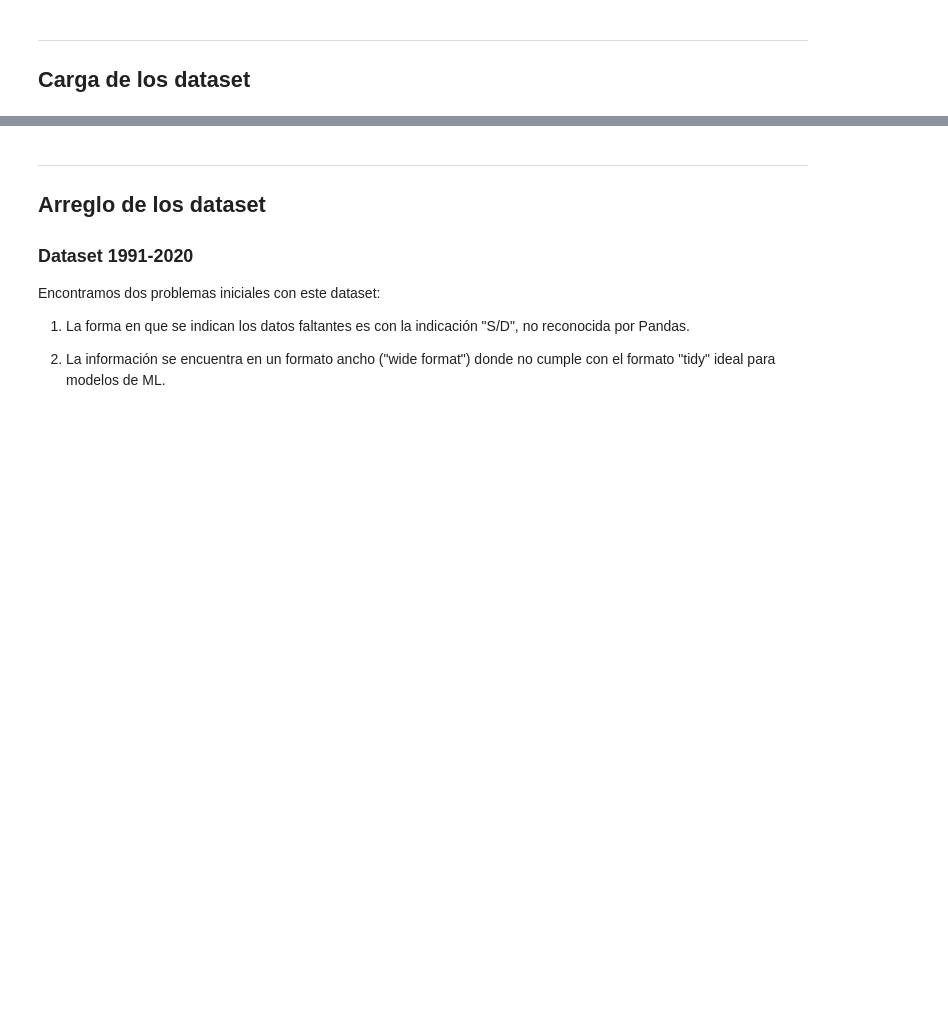
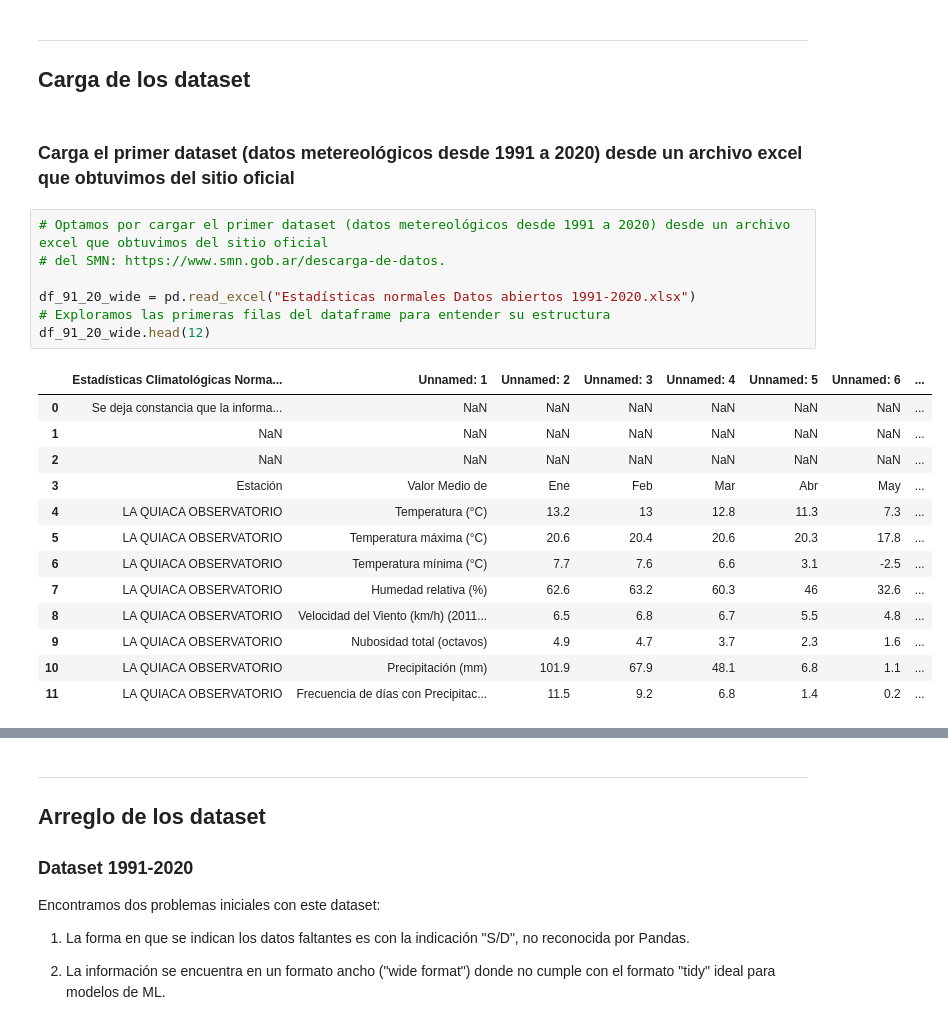
Before and after one commit to Mati279/Analisis-de-Datos---TPs, a Jupyter notebook: TP1/Borrador.ipynb, the cells around one changed output, grey strips where cells are left out. Drawn from its saved outputs; the diff is of its cells as text; blank space fills up the shorter version.

```diff
--- a/TP1/Borrador.ipynb
+++ b/TP1/Borrador.ipynb
@@ -13,3 +13,26 @@ from io import StringIO
 ---
 
 ## Carga de los dataset
+# %% [markdown]
+### Carga el primer dataset (datos metereológicos desde 1991 a 2020) desde un archivo excel que obtuvimos del sitio oficial
+# %%
+# Optamos por cargar el primer dataset (datos metereológicos desde 1991 a 2020) desde un archivo excel que obtuvimos del sitio oficial
+# del SMN: https://www.smn.gob.ar/descarga-de-datos.
+
+df_91_20_wide = pd.read_excel("Estadísticas normales Datos abiertos 1991-2020.xlsx")
+# Exploramos las primeras filas del dataframe para entender su estructura
+df_91_20_wide.head(12)
+# %% [output]
+|  | Estadísticas Climatológicas Norma... | Unnamed: 1 | Unnamed: 2 | Unnamed: 3 | Unnamed: 4 | Unnamed: 5 | Unnamed: 6 | ... |
+| 0 | Se deja constancia que la informa... | NaN | NaN | NaN | NaN | NaN | NaN | ... |
+| 1 | NaN | NaN | NaN | NaN | NaN | NaN | NaN | ... |
+| 2 | NaN | NaN | NaN | NaN | NaN | NaN | NaN | ... |
+| 3 | Estación | Valor Medio de | Ene | Feb | Mar | Abr | May | ... |
+| 4 | LA QUIACA OBSERVATORIO | Temperatura (°C) | 13.2 | 13 | 12.8 | 11.3 | 7.3 | ... |
+| 5 | LA QUIACA OBSERVATORIO | Temperatura máxima (°C) | 20.6 | 20.4 | 20.6 | 20.3 | 17.8 | ... |
+| 6 | LA QUIACA OBSERVATORIO | Temperatura mínima (°C) | 7.7 | 7.6 | 6.6 | 3.1 | -2.5 | ... |
+| 7 | LA QUIACA OBSERVATORIO | Humedad relativa (%) | 62.6 | 63.2 | 60.3 | 46 | 32.6 | ... |
+| 8 | LA QUIACA OBSERVATORIO | Velocidad del Viento (km/h) (2011... | 6.5 | 6.8 | 6.7 | 5.5 | 4.8 | ... |
+| 9 | LA QUIACA OBSERVATORIO | Nubosidad total (octavos) | 4.9 | 4.7 | 3.7 | 2.3 | 1.6 | ... |
+| 10 | LA QUIACA OBSERVATORIO | Precipitación (mm) | 101.9 | 67.9 | 48.1 | 6.8 | 1.1 | ... |
+| 11 | LA QUIACA OBSERVATORIO | Frecuencia de días con Precipitac... | 11.5 | 9.2 | 6.8 | 1.4 | 0.2 | ... |
```
Also changed, not shown: parts of 21 cells of this notebook.
